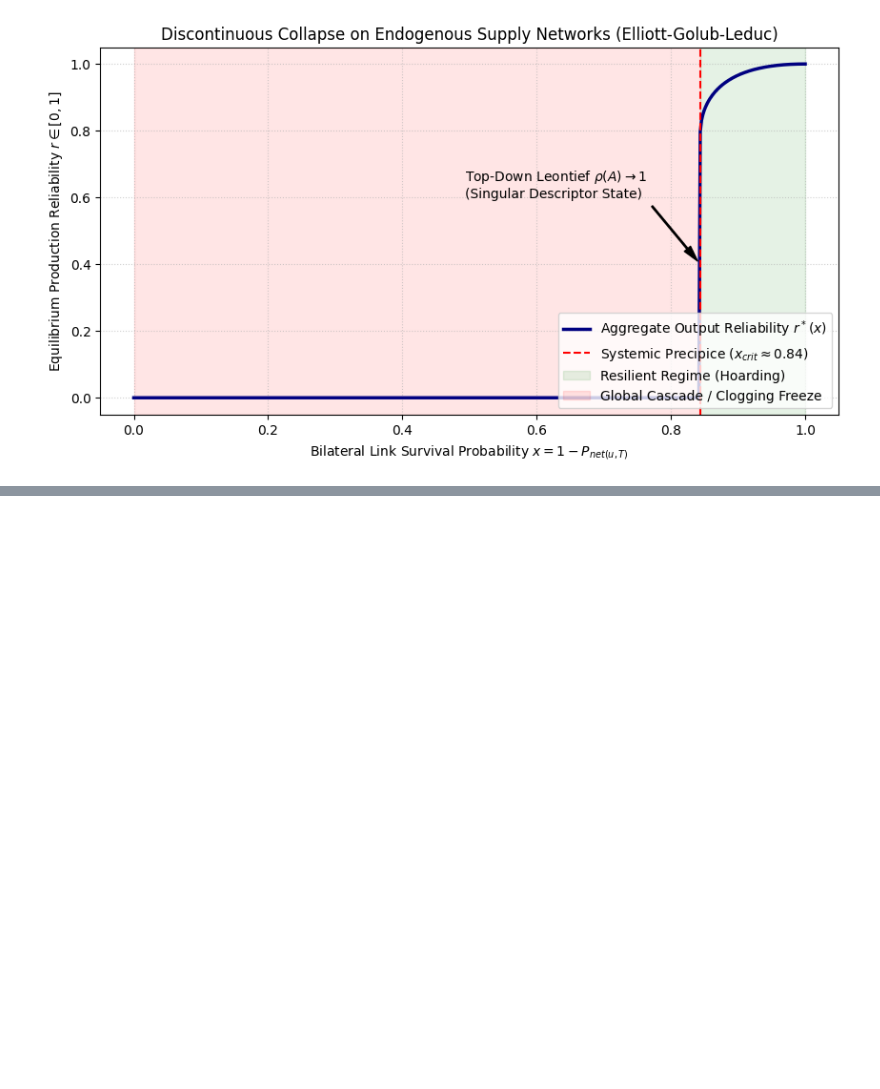
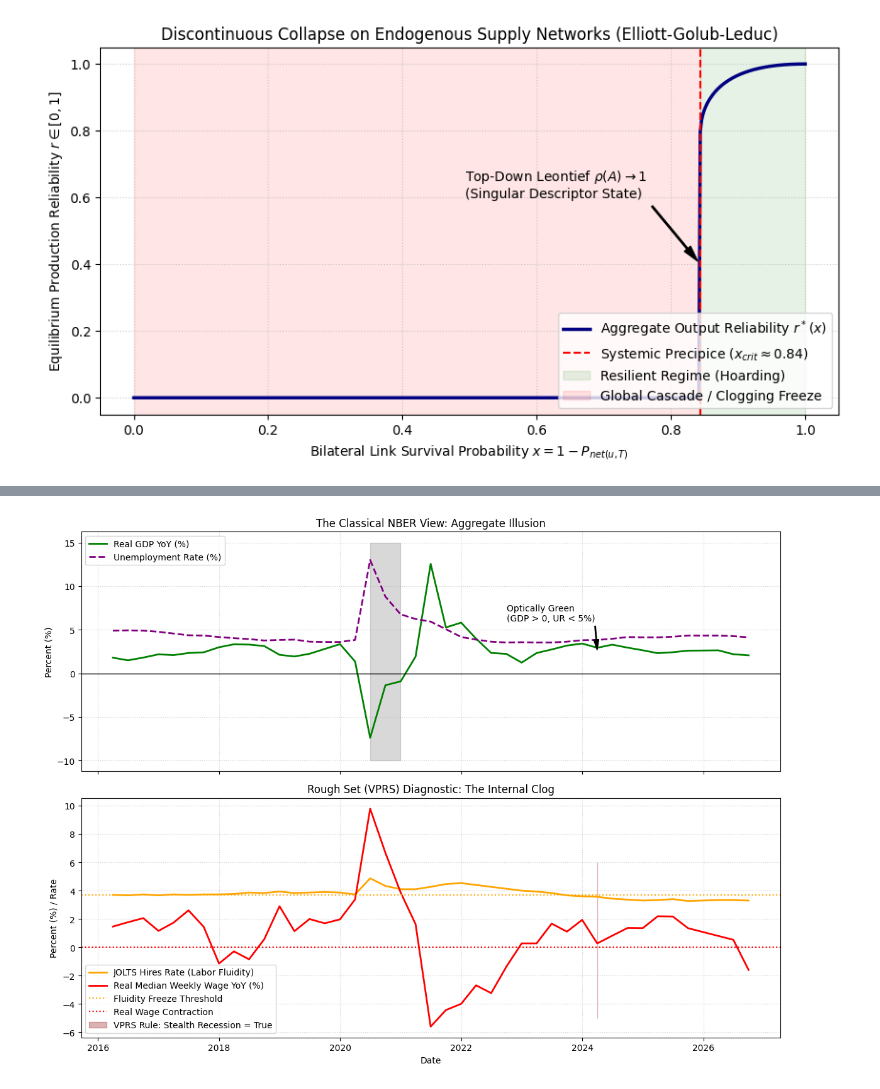
Before and after one commit to jmorris-q7t1m/macroeconomic-sclerosis, a Jupyter notebook: macroeconomic_sclerosis.ipynb, the cells around one changed output, grey strips where cells are left out. Cells and saved outputs as stored; diff of their text form; code cells hidden in the pictures; blank space fills up the shorter version.

```diff
--- a/macroeconomic_sclerosis.ipynb
+++ b/macroeconomic_sclerosis.ipynb
@@ -133,0 +191,78 @@ plt.show()
+# %%
+# --- 1. VPRS Discretization (Attribute Reducts) ---
+# We define the threshold triggers matching Paper IV's empirical observations.
+
+# NBER Classical Illusions
+# GDP is expanding (> 0%) and Unemployment is historically benign (< 5%)
+macro_df['NBER_Optical_Growth'] = (macro_df['GDP_YoY'] > 0) & (macro_df['UNRATE'] < 5.0)
+
+# VPRS Rule 1: Systemic Vulnerability (Misallocation & Buffer Depletion)
+# Triggered when real wages contract (dS/dt > 0 unmitigated) while housing tolls escalate
+macro_df['Systemic_Vulnerability'] = (macro_df['RealWage_YoY'] < 0.5) & (macro_df['HousePrice_YoY'] > 5.0)
+
+# VPRS Rule 2: Labor & Spatial Fluidity Frozen (Hysteresis & Pruning)
+# Triggered when hiring rates collapse toward the 3.3% holding-tank floor
+macro_df['Fluidity_Frozen'] = macro_df['JTSHIR'] <= 3.7  # JOLTS Hires trending down
+
+# VPRS Rule 3: The Stealth Recession Master Rule
+# True if internal circulation is frozen AND systemic vulnerability is high,
+# EVEN IF headline GDP is optically positive.
+macro_df['Stealth_Recession'] = (
+    macro_df['Systemic_Vulnerability'] &
+    macro_df['Fluidity_Frozen'] &
+    (macro_df['GDP_YoY'] > 0)
+)
+
+# --- 2. Visualization: The Divergence ---
+fig, (ax1, ax2) = plt.subplots(2, 1, figsize=(12, 9), sharex=True)
+
+# Top Plot: The Classical NBER View
+ax1.plot(macro_df.index, macro_df['GDP_YoY'], label='Real GDP YoY (%)', color='green', linewidth=2)
+ax1.plot(macro_df.index, macro_df['UNRATE'], label='Unemployment Rate (%)', color='purple', linestyle='--', linewidth=2)
+ax1.axhline(0, color='black', linewidth=1)
+ax1.set_title('The Classical NBER View: Aggregate Illusion')
+ax1.set_ylabel('Percent (%)')
+ax1.legend(loc='upper left')
+ax1.grid(True, linestyle=':', alpha=0.6)
+
+# Highlight standard NBER recessions (e.g., 2020 COVID shock) in gray
+ax1.fill_between(macro_df.index, -10, 15, where=(macro_df['GDP_YoY'] < 0), color='gray', alpha=0.3, label='Classical NBER Contraction')
+
+# Bottom Plot: The Stagnation-by-Clogging VPRS View
+ax2.plot(macro_df.index, macro_df['JTSHIR'], label='JOLTS Hires Rate (Labor Fluidity)', color='orange', linewidth=2)
+ax2.plot(macro_df.index, macro_df['RealWage_YoY'], label='Real Median Weekly Wage YoY (%)', color='red', linewidth=2)
+ax2.axhline(3.7, color='orange', linestyle=':', label='Fluidity Freeze Threshold')
+ax2.axhline(0, color='red', linestyle=':', label='Real Wage Contraction')
+
+# Highlight the VPRS Stealth Recession (Paper V)
+ax2.fill_between(
+    macro_df.index, -5, 6,
+    where=macro_df['Stealth_Recession'],
+    color='darkred', alpha=0.3,
+    label='VPRS Rule: Stealth Recession = True'
+)
+
+ax2.set_title('Rough Set (VPRS) Diagnostic: The Internal Clog')
+ax2.set_ylabel('Percent (%) / Rate')
+ax2.set_xlabel('Date')
+ax2.legend(loc='lower left')
+ax2.grid(True, linestyle=':', alpha=0.6)
+
+# Annotation for the Holding Tank Economy divergence
+stealth_dates = macro_df[macro_df['Stealth_Recession']].index
+if len(stealth_dates) > 0:
+    recent_stealth = stealth_dates[-1]
+    ax1.annotate('Optically Green\n(GDP > 0, UR < 5%)', xy=(recent_stealth, 2.5),
+                 xytext=(recent_stealth - pd.DateOffset(months=18), 6),
+                 arrowprops=dict(facecolor='black', shrink=0.05, width=1, headwidth=6))
+
+plt.tight_layout()
+plt.show()
+
+# Print diagnostic rule support
+print("\n--- Rough Set Classifier Support ---")
+print(f"Quarters evaluated: {len(macro_df)}")
+print(f"Classical Recessions (GDP < 0): {len(macro_df[macro_df['GDP_YoY'] < 0])}")
+print(f"Stealth Recessions Detected: {macro_df['Stealth_Recession'].sum()}")
+# %% [output]
+[figure, added]
```
Also changed, not shown: parts of 4 cells of this notebook.
